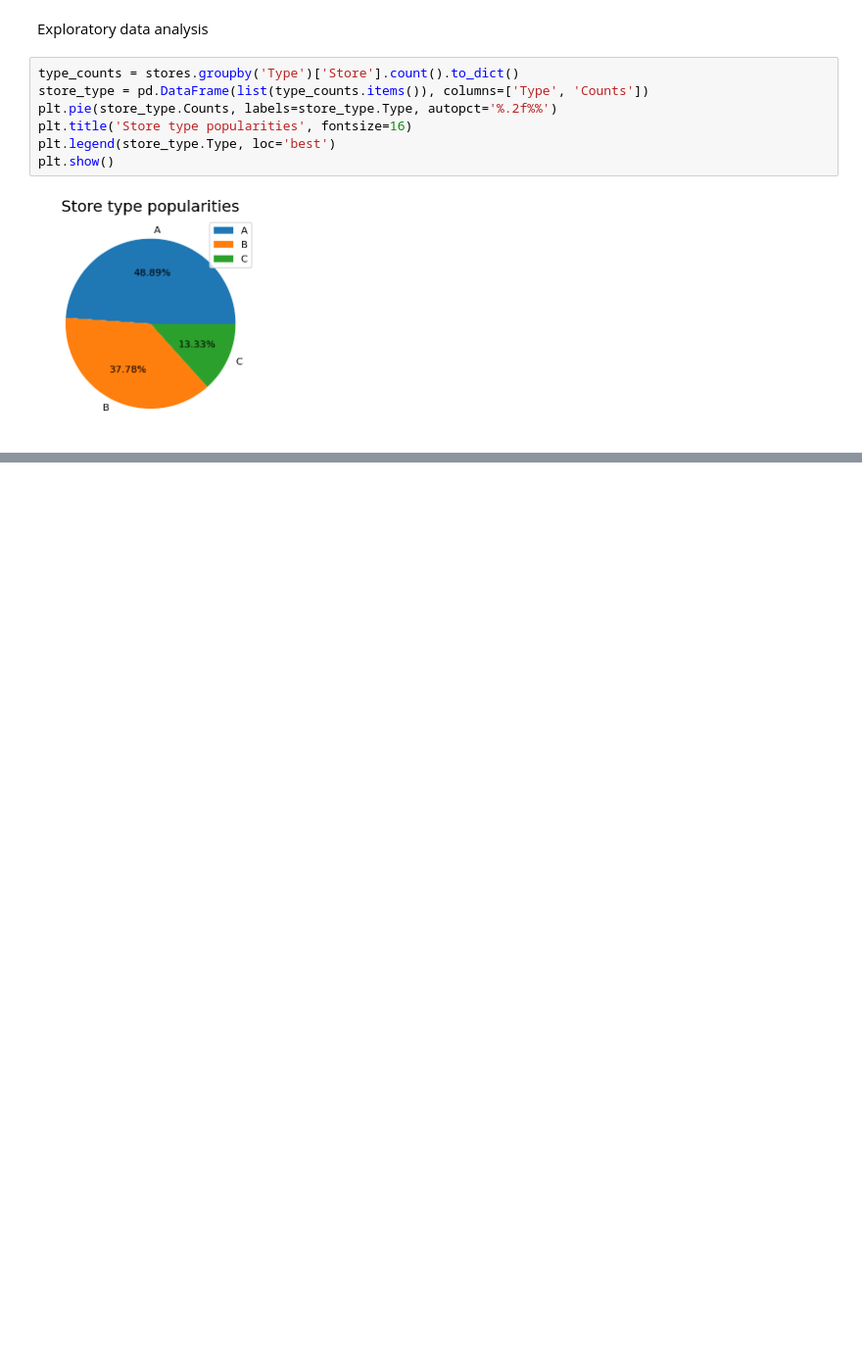
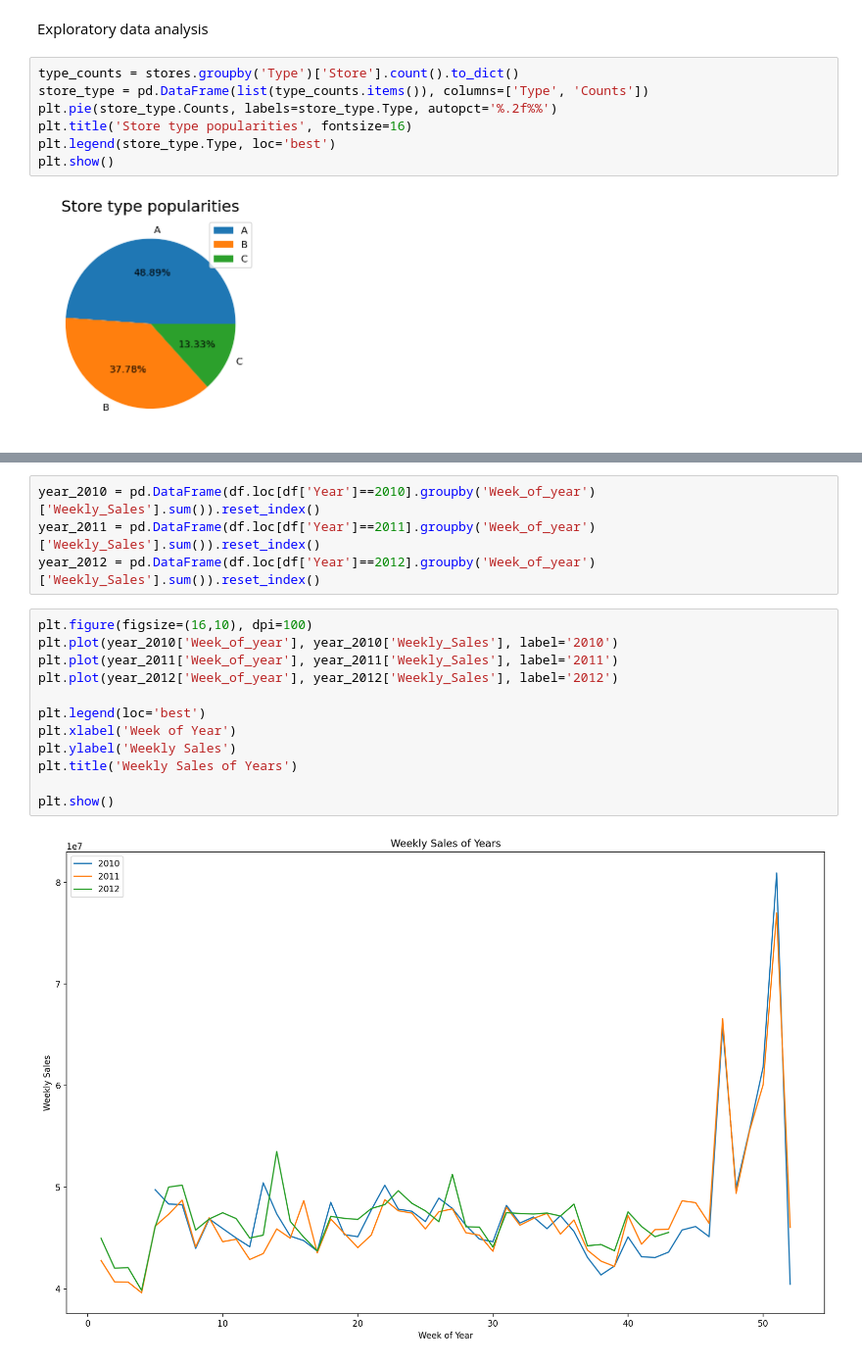
Before and after one commit to sharanyaa31/Training-datasets, a Jupyter notebook: Finalproject.ipynb, the cells around one changed output, grey strips where cells are left out. Shown at 98% size. Saved outputs shown, nothing was run; the diff lists cells and outputs as text; blank space fills up the shorter version.

```diff
--- a/Finalproject.ipynb
+++ b/Finalproject.ipynb
@@ -121,0 +140,18 @@ TypeError: ignored
+# %%
+year_2010 = pd.DataFrame(df.loc[df['Year']==2010].groupby('Week_of_year')['Weekly_Sales'].sum()).reset_index()
+year_2011 = pd.DataFrame(df.loc[df['Year']==2011].groupby('Week_of_year')['Weekly_Sales'].sum()).reset_index()
+year_2012 = pd.DataFrame(df.loc[df['Year']==2012].groupby('Week_of_year')['Weekly_Sales'].sum()).reset_index()
+# %%
+plt.figure(figsize=(16,10), dpi=100)
+plt.plot(year_2010['Week_of_year'], year_2010['Weekly_Sales'], label='2010')
+plt.plot(year_2011['Week_of_year'], year_2011['Weekly_Sales'], label='2011')
+plt.plot(year_2012['Week_of_year'], year_2012['Weekly_Sales'], label='2012')
+
+plt.legend(loc='best')
+plt.xlabel('Week of Year')
+plt.ylabel('Weekly Sales')
+plt.title('Weekly Sales of Years')
+
+plt.show()
+# %% [output]
+[figure, added]
```
Also changed, not shown: parts of 57 cells of this notebook.
